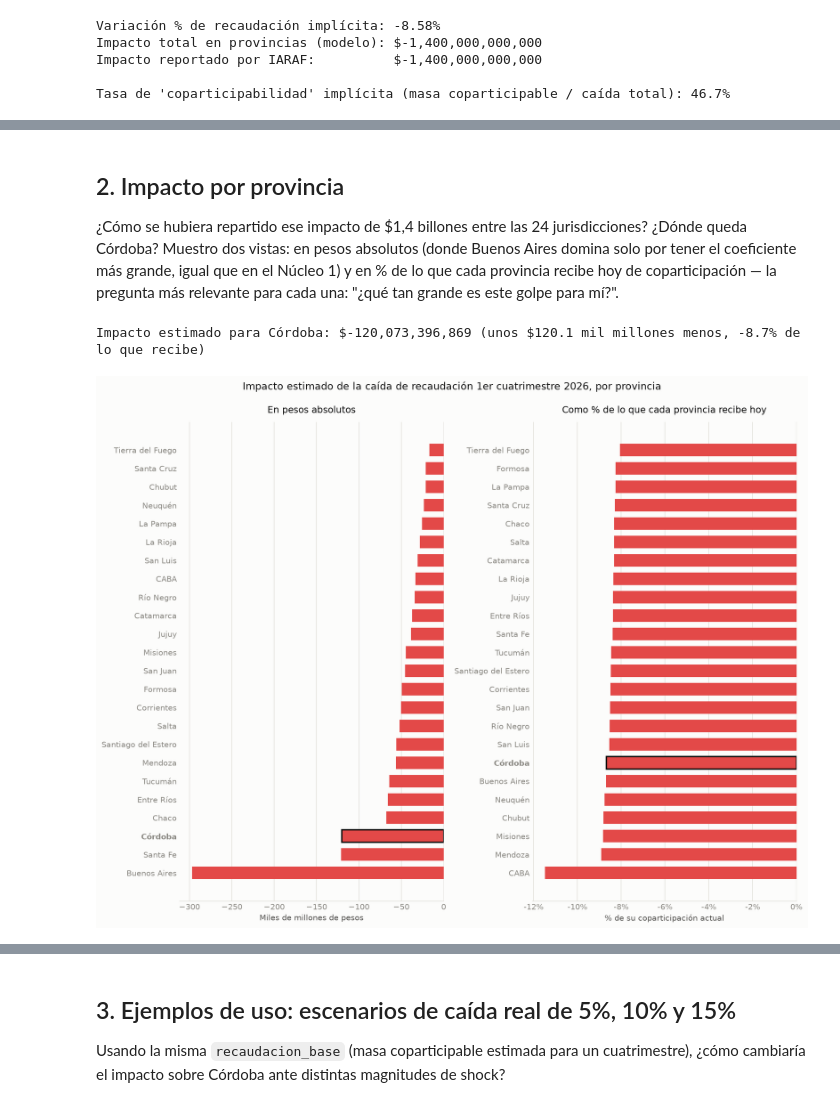
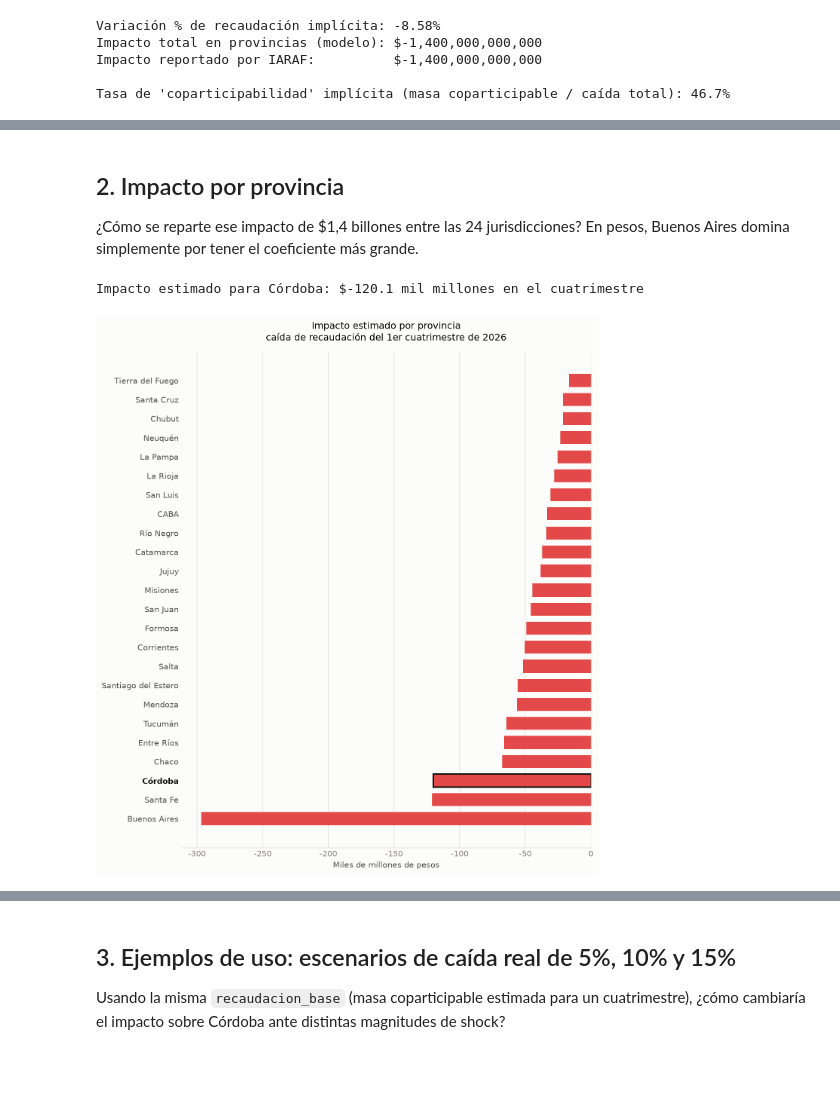
Before and after one commit to llorenzomagnano-sys/Portafolio-Lorenzo, a Jupyter notebook: notebooks/03_simulador_sensibilidad.ipynb, the cells around one changed output, grey strips where cells are left out. Drawn from its saved outputs; the diff is of its cells as text; code cells hidden in the pictures; blank space fills up the shorter version.

```diff
--- a/notebooks/03_simulador_sensibilidad.ipynb
+++ b/notebooks/03_simulador_sensibilidad.ipynb
@@ -131,64 +125,39 @@ entorno.
 # %% [markdown]
 ## 2. Impacto por provincia
 
-¿Cómo se hubiera repartido ese impacto de $1,4 billones entre las 24 jurisdicciones?
-¿Dónde queda Córdoba? Muestro dos vistas: en pesos absolutos (donde Buenos Aires
-domina solo por tener el coeficiente más grande, igual que en el Núcleo 1) y en % de
-lo que cada provincia recibe hoy de coparticipación — la pregunta más relevante para
-cada una: "¿qué tan grande es este golpe para mí?".
+¿Cómo se reparte ese impacto de $1,4 billones entre las 24 jurisdicciones? En pesos,
+Buenos Aires domina simplemente por tener el coeficiente más grande.
 # %%
-# Coparticipación actual de cada provincia, en la misma base de 4 meses que
-# recaudacion_base_4m, para poder calcular el impacto como % de lo que recibe hoy
-# (parámetro opcional de simular_shock, sin usar hasta ahora en este notebook).
-coparticipacion_actual_4m = {
-    provincia: monto * 1e6 * 4 / 12
-    for provincia, monto in df_n1[df_n1["anio"] == 2025].set_index("provincia")["monto_nominal"].items()
-}
+resultado_escenario = simular_shock(variacion_implicita, recaudacion_base_4m, COEFICIENTES_COPARTICIPACION)
+impacto_df = pd.DataFrame(resultado_escenario["por_provincia"]).sort_values("impacto_pesos")
 
-resultado_validacion = simular_shock(
-    variacion_implicita, recaudacion_base_4m, COEFICIENTES_COPARTICIPACION,
-    coparticipacion_actual_por_provincia=coparticipacion_actual_4m,
-)
+cordoba_impacto = impacto_df.loc[impacto_df["provincia"] == "Córdoba", "impacto_pesos"].iloc[0]
+print(f"Impacto estimado para Córdoba: ${cordoba_impacto / 1e9:,.1f} mil millones en el cuatrimestre")
 
-impacto_df = pd.DataFrame(resultado_validacion["por_provincia"]).sort_values("impacto_pesos")
-
-cordoba_impacto = impacto_df[impacto_df["provincia"] == "Córdoba"]["impacto_pesos"].iloc[0]
-cordoba_impacto_pct = impacto_df[impacto_df["provincia"] == "Córdoba"]["impacto_pct_de_su_coparticipacion"].iloc[0]
-print(f"Impacto estimado para Córdoba: ${cordoba_impacto:,.0f} (unos ${abs(cordoba_impacto)/1e9:,.1f} mil millones menos, {cordoba_impacto_pct:.1%} de lo que recibe)")
-
-fig, axes = plt.subplots(1, 2, figsize=(13, 10), dpi=150)
-
+fig, ax = plt.subplots(figsize=(9, 10), dpi=150)
 bordes = [COLOR_CORDOBA_BORDE if p == "Córdoba" else "none" for p in impacto_df["provincia"]]
 grosor = [1.8 if p == "Córdoba" else 0 for p in impacto_df["provincia"]]
+ax.barh(impacto_df["provincia"], impacto_df["impacto_pesos"] / 1e9, color=COLOR_NEGATIVO, edgecolor=bordes, linewidth=grosor, height=0.68)
+ax.set_title("Impacto estimado por provincia\ncaída de recaudación del 1er cuatrimestre de 2026", fontsize=12, color=INK_PRIMARY, pad=14)
+ax.set_xlabel("Miles de millones de pesos", fontsize=10)
+ax.xaxis.set_major_formatter(mticker.FuncFormatter(lambda x, _: f"{x:,.0f}".replace(",", ".")))
+ax.grid(axis="x", color=GRID_COLOR, linewidth=0.8)
+ax.set_axisbelow(True)
+for spine in ["top", "right", "left"]:
+    ax.spines[spine].set_visible(False)
+ax.spines["bottom"].set_color(GRID_COLOR)
+ax.tick_params(axis="both", length=0)
+for label in ax.get_yticklabels():
+    if label.get_text() == "Córdoba":
+        label.set_fontweight("bold")
+        label.set_color(INK_PRIMARY)
+    else:
+        label.set_color(INK_SECONDARY)
 
-axes[0].barh(impacto_df["provincia"], impacto_df["impacto_pesos"] / 1e9, color=COLOR_NEGATIVO, edgecolor=bordes, linewidth=grosor, height=0.68)
-axes[0].set_title("En pesos absolutos", fontsize=12, color=INK_PRIMARY, pad=12)
-axes[0].set_xlabel("Miles de millones de pesos", fontsize=10)
-
-impacto_pct_df = impacto_df.sort_values("impacto_pct_de_su_coparticipacion")
-bordes_pct = [COLOR_CORDOBA_BORDE if p == "Córdoba" else "none" for p in impacto_pct_df["provincia"]]
-grosor_pct = [1.8 if p == "Córdoba" else 0 for p in impacto_pct_df["provincia"]]
-axes[1].barh(impacto_pct_df["provincia"], impacto_pct_df["impacto_pct_de_su_coparticipacion"] * 100, color=COLOR_NEGATIVO, edgecolor=bordes_pct, linewidth=grosor_pct, height=0.68)
-axes[1].set_title("Como % de lo que cada provincia recibe hoy", fontsize=12, color=INK_PRIMARY, pad=12)
-axes[1].set_xlabel("% de su coparticipación actual", fontsize=10)
-axes[1].xaxis.set_major_formatter(mticker.FuncFormatter(lambda x, _: f"{x:.0f}%"))
-
-for ax in axes:
-    ax.grid(axis="x", color=GRID_COLOR, linewidth=0.8)
-    ax.set_axisbelow(True)
-    for spine in ["top", "right", "left"]:
-        ax.spines[spine].set_visible(False)
-    ax.spines["bottom"].set_color(GRID_COLOR)
-    ax.tick_params(axis="both", length=0)
-    for label in ax.get_yticklabels():
-        if label.get_text() == "Córdoba":
-            label.set_fontweight("bold")
-
-fig.suptitle("Impacto estimado de la caída de recaudación 1er cuatrimestre 2026, por provincia", fontsize=13, color=INK_PRIMARY, y=0.995)
 fig.tight_layout()
-fig.savefig(FIGURES_DIR / "simulador_validacion_1cuatrimestre2026.png", dpi=300, facecolor=SURFACE)
+fig.savefig(FIGURES_DIR / "simulador_impacto_1cuatrimestre2026.png", dpi=300, facecolor=SURFACE)
 plt.show()
 # %% [output]
-Impacto estimado para Córdoba: $-120,073,396,869 (unos $120.1 mil millones menos, -8.7% de lo que recibe)
+Impacto estimado para Córdoba: $-120.1 mil millones en el cuatrimestre
-[figure, old version]
+[figure, new version]
 # %% [markdown]
```
Also changed, not shown: parts of 5 cells of this notebook, 5 other files.
